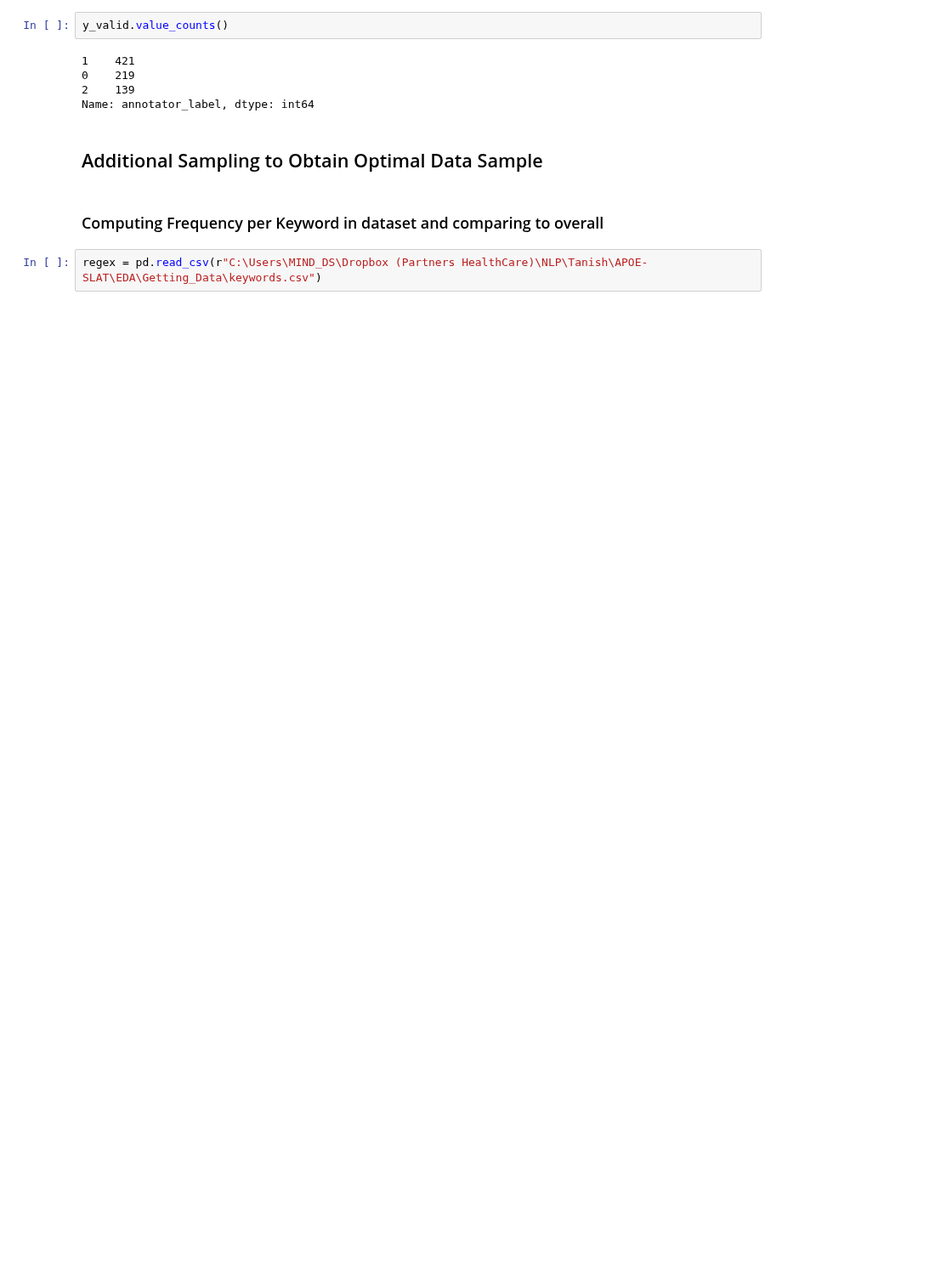
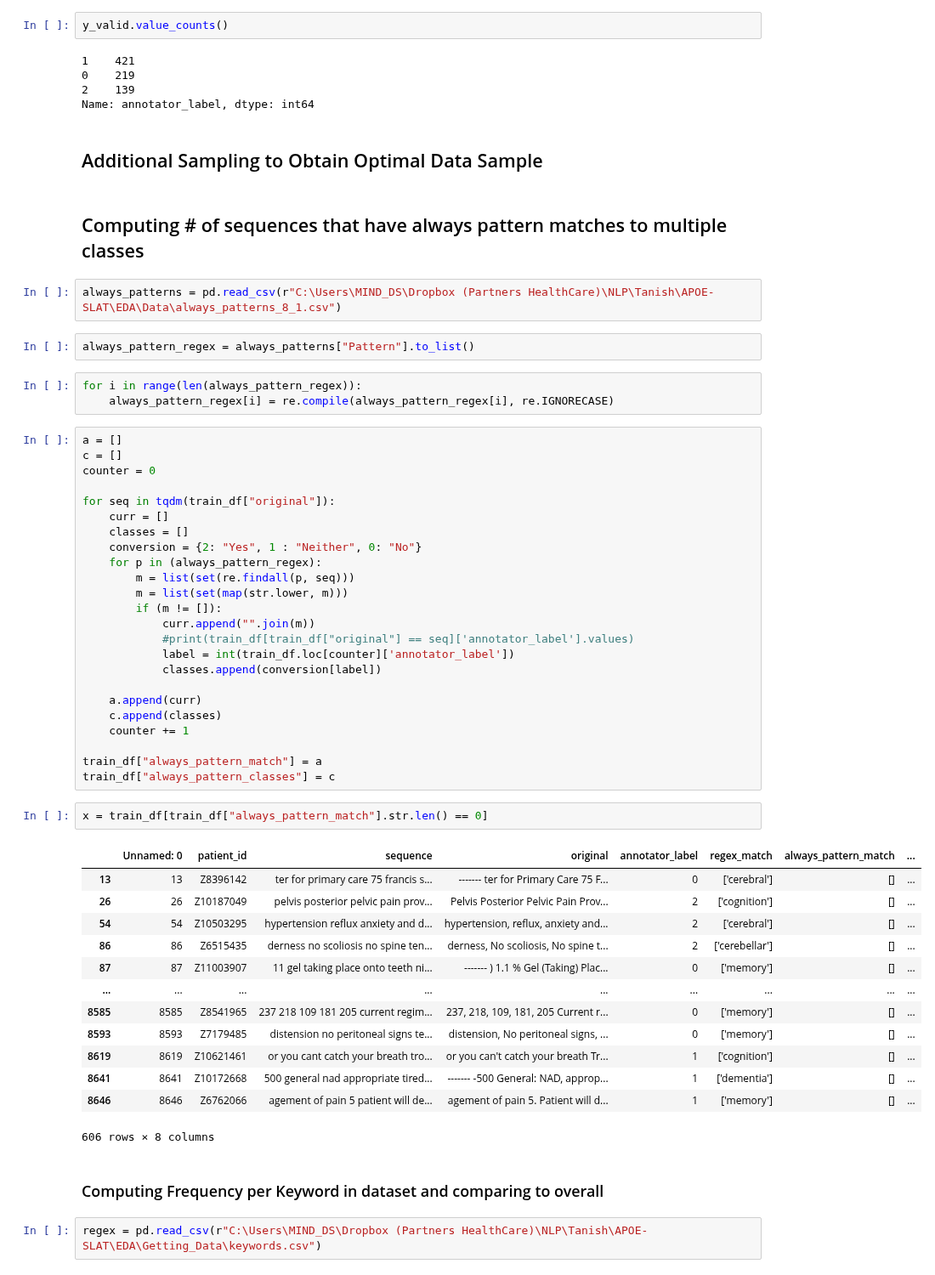
Before and after one commit to anaconda121/NeuraHealth, a Jupyter notebook: Modeling/Logistic-Regression-TFIDF.ipynb, the cells around one changed output. Shown at 85% size. Drawn from its saved outputs; the diff is of its cells as text; blank space fills up the shorter version.

Commit message:
computed # of seq's with no always pattern matches

```diff
--- a/Modeling/Logistic-Regression-TFIDF.ipynb
+++ b/Modeling/Logistic-Regression-TFIDF.ipynb
@@ -61,6 +61,55 @@ y_valid.value_counts()
 Name: annotator_label, dtype: int64
 # %% [markdown]
 ## Additional Sampling to Obtain Optimal Data Sample
+# %% [markdown]
+## Computing # of sequences that have always pattern matches to multiple classes
+# %%
+always_patterns = pd.read_csv(r"C:\Users\MIND_DS\Dropbox (Partners HealthCare)\NLP\Tanish\APOE-SLAT\EDA\Data\always_patterns_8_1.csv")
+# %%
+always_pattern_regex = always_patterns["Pattern"].to_list()
+# %%
+for i in range(len(always_pattern_regex)):
+    always_pattern_regex[i] = re.compile(always_pattern_regex[i], re.IGNORECASE)
+# %%
+a = []
+c = []
+counter = 0
+
+for seq in tqdm(train_df["original"]):
+    curr = []
+    classes = []
+    conversion = {2: "Yes", 1 : "Neither", 0: "No"}
+    for p in (always_pattern_regex):
+        m = list(set(re.findall(p, seq)))
+        m = list(set(map(str.lower, m)))
+        if (m != []):
+            curr.append("".join(m))
+            #print(train_df[train_df["original"] == seq]['annotator_label'].values)
+            label = int(train_df.loc[counter]['annotator_label'])
+            classes.append(conversion[label])
+
+    a.append(curr)
+    c.append(classes)
+    counter += 1
+
+train_df["always_pattern_match"] = a
+train_df["always_pattern_classes"] = c
+# %%
+x = train_df[train_df["always_pattern_match"].str.len() == 0]
+# %% [output]
+|  | Unnamed: 0 | patient_id | sequence | original | annotator_label | regex_match | always_pattern_match | ... |
+| 13 | 13 | Z8396142 | ter for primary care 75 francis s... | ------- ter for Primary Care 75 F... | 0 | ['cerebral'] | [] | ... |
+| 26 | 26 | Z10187049 | pelvis posterior pelvic pain prov... | Pelvis Posterior Pelvic Pain Prov... | 2 | ['cognition'] | [] | ... |
+| 54 | 54 | Z10503295 | hypertension reflux anxiety and d... | hypertension, reflux, anxiety and... | 2 | ['cerebral'] | [] | ... |
+| 86 | 86 | Z6515435 | derness no scoliosis no spine ten... | derness, No scoliosis, No spine t... | 2 | ['cerebellar'] | [] | ... |
+| 87 | 87 | Z11003907 | 11 gel taking place onto teeth ni... | ------- ) 1.1 % Gel (Taking) Plac... | 0 | ['memory'] | [] | ... |
+| ... | ... | ... | ... | ... | ... | ... | ... | ... |
+| 8585 | 8585 | Z8541965 | 237 218 109 181 205 current regim... | 237, 218, 109, 181, 205 Current r... | 0 | ['memory'] | [] | ... |
+| 8593 | 8593 | Z7179485 | distension no peritoneal signs te... | distension, No peritoneal signs, ... | 0 | ['memory'] | [] | ... |
+| 8619 | 8619 | Z10621461 | or you cant catch your breath tro... | or you can't catch your breath Tr... | 1 | ['cognition'] | [] | ... |
+| 8641 | 8641 | Z10172668 | 500 general nad appropriate tired... | ------- -500 General: NAD, approp... | 1 | ['dementia'] | [] | ... |
+| 8646 | 8646 | Z6762066 | agement of pain 5 patient will de... | agement of pain 5. Patient will d... | 1 | ['memory'] | [] | ... |
+606 rows × 8 columns
 # %% [markdown]
 ### Computing Frequency per Keyword in dataset and comparing to overall
 # %%
```
Also changed, not shown: 1 other file.
